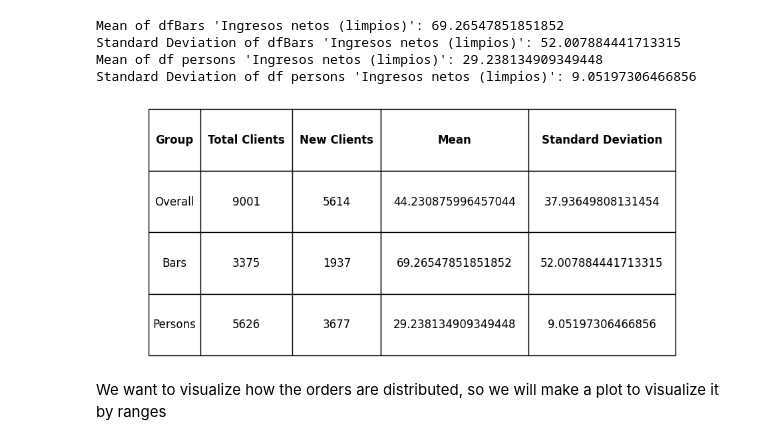
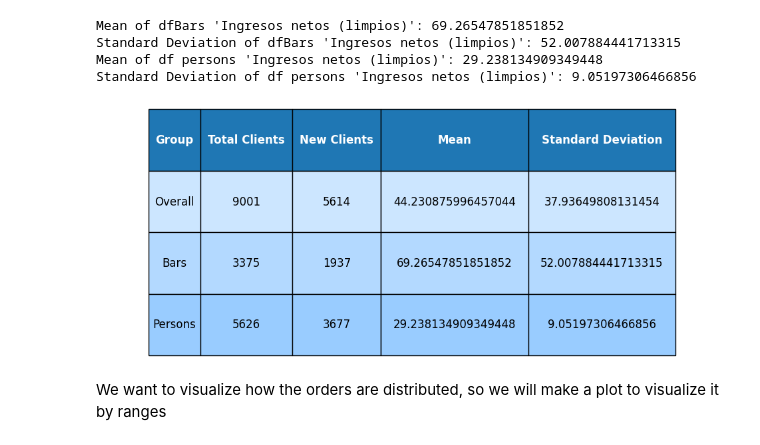
Before and after one commit to enricchust/entrevista_cyberclick, a Jupyter notebook: main.ipynb, the cells around one changed output. Saved outputs shown, nothing was run; the diff lists cells and outputs as text; code cells hidden in the pictures.

```diff
--- a/main.ipynb
+++ b/main.ipynb
@@ -264,7 +264,7 @@ def estimate_customers(df, repeat_probs, isBar=False):
     monthly_customers_df.rename(columns={'index': 'Month'}, inplace=True)
     monthly_customers_melted = monthly_customers_df.melt(id_vars=['Month'], value_vars=['new_customers', 'recurrent_customers', 'total_customers', 'total_new_customers'],
                                                          var_name='Customer_Type', value_name='Count')
-    restaurant_or_bar = "Bar" if isBar else "Restaurant"
+    restaurant_or_bar = "Bar" if isBar else "Person"
     plt.figure(figsize=(14, 8))
     sns.lineplot(data=monthly_customers_melted, x='Month', y='Count', hue='Customer_Type', marker='o')
 
@@ -304,6 +304,6 @@ print("Total persons new customers: ", total_new_persons_customers_sum)
 Total persons new customers:  3677
 # %%
-monthly_customers_df_bars = estimate_customers(dfBars, [0.5, 0.25, 0.15, 0])
+monthly_customers_df_bars = estimate_customers(dfBars, [0.5, 0.25, 0.15, 0], True)
 # Sum of the 'total_new_customers' column from the DataFrame
 total_new_bars_customers_sum = monthly_customers_df_bars['total_new_customers'].sum()
 print("Total bars new customers: ", total_new_bars_customers_sum)
@@ -356,41 +356,51 @@ Standard Deviation of dfBars 'Ingresos netos (limpios)': 52.007884441713315
 Mean of df persons 'Ingresos netos (limpios)': 29.238134909349448
 Standard Deviation of df persons 'Ingresos netos (limpios)': 9.05197306466856
 # %%
-import matplotlib.pyplot as plt
-import pandas as pd
-
 # Data for the table
 data = {
     'Group': ['Overall', 'Bars', 'Persons'],
     'Total Clients': [total_bars + total_persons, total_bars, total_persons],
     'New Clients': [total_new_bars_customers_sum + total_new_persons_customers_sum, total_new_bars_customers_sum, total_new_persons_customers_sum],
     'Mean': [mean, mean_bars, mean_persons],
     'Standard Deviation': [std_dev, std_dev_bars, std_dev_persons],
 }
 
 df_summary = pd.DataFrame(data)
 
+row_colors = [
+    ['#cce6ff'] * len(df_summary.columns),
+    ['#b3d9ff'] * len(df_summary.columns),
+    ['#99ccff'] * len(df_summary.columns),
+]
+
 fig, ax = plt.subplots(figsize=(12, 4))
 ax.axis('tight')
 ax.axis('off')
-table = ax.table(cellText=df_summary.values, colLabels=df_summary.columns, cellLoc='center', loc='center',)
+
+table = ax.table(
+    cellText=df_summary.values,
+    colLabels=df_summary.columns,
+    cellLoc='center',
+    loc='center',
+    cellColours=row_colors
+)
 
 table.auto_set_font_size(False)
 table.set_fontsize(12)
 table.auto_set_column_width(col=list(range(len(df_summary.columns))))
 
 # Increase the height of the cells, if not it's to slim
 for key, cell in table.get_celld().items():
     cell.set_height(0.3)
 
-# Bold headers
 for key, cell in table.get_celld().items():
     if key[0] == 0:
-        cell.set_text_props(fontweight='bold')
+        cell.set_text_props(fontweight='bold', color='white')
+        cell.set_facecolor('#1f77b4')
 
 plt.show()
 # %% [output]
-[figure, old version]
+[figure, new version]
 # %% [markdown]
 We want to visualize how the orders are distributed, so we will make a plot to visualize it by ranges
 # %%
```
Also changed, not shown: parts of 18 cells of this notebook, 7 other files.
